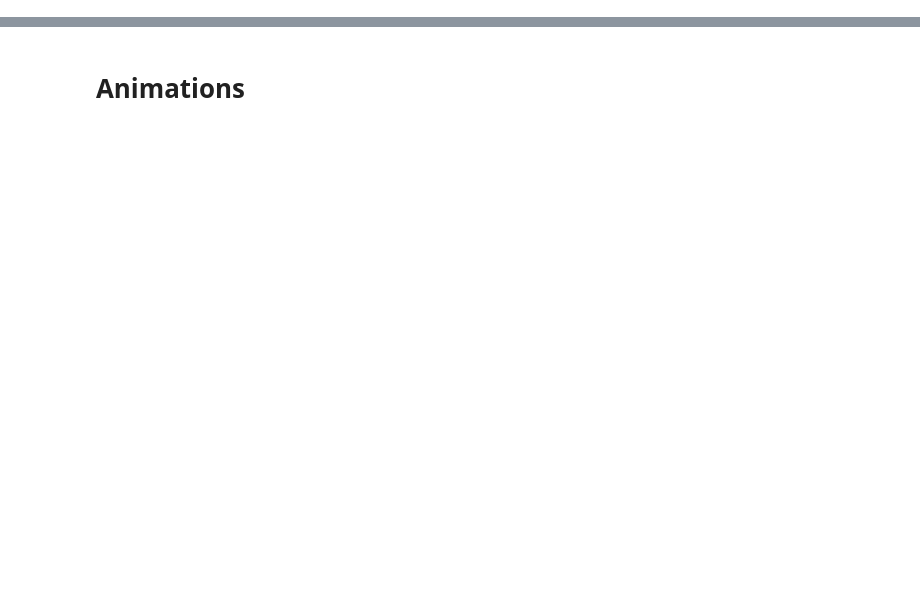
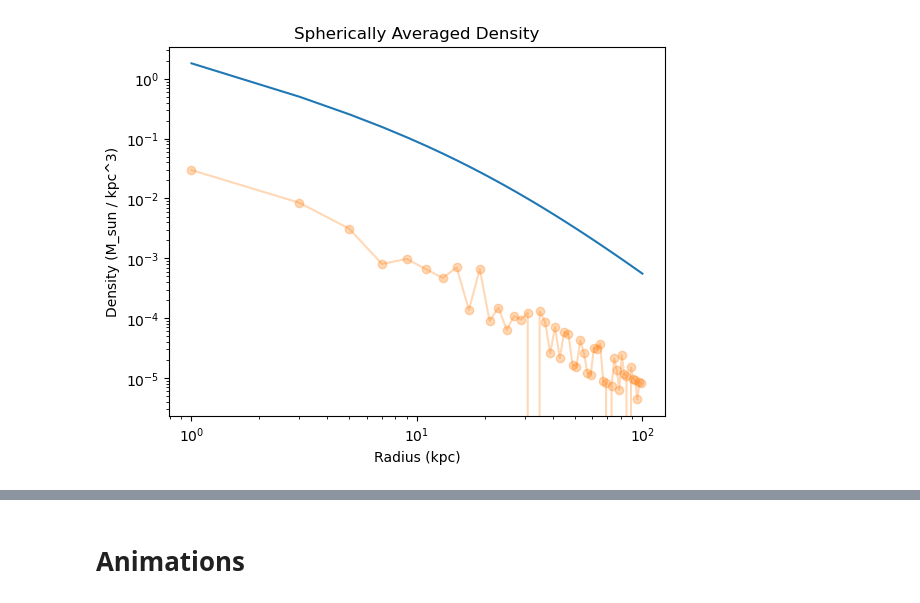
Before and after one commit to AdamSmithOrlik/dark-matter-N-body, a Jupyter notebook: N-body-solver-dev.ipynb, the cells around one changed output, grey strips where cells are left out. Cells and saved outputs as stored; diff of their text form; code cells hidden in the pictures; blank space fills up the shorter version.

```diff
--- a/N-body-solver-dev.ipynb
+++ b/N-body-solver-dev.ipynb
@@ -143,0 +145,45 @@ plot_particles(particles)
+# %%
+def spherically_averaged_density(particles, r_max, num_bins):
+    """Compute spherically averaged density as a function of radius."""
+    positions = np.array([p.position for p in particles])
+    masses = np.array([p.mass for p in particles])
+
+    # Compute the radial distance for each particle
+    r = np.linalg.norm(positions, axis=1)
+
+    # Define the bin edges and compute the bin volumes
+    bin_edges = np.linspace(0, r_max, num_bins + 1)
+    bin_volumes = 4/3 * np.pi * (bin_edges[1:]**3 - bin_edges[:-1]**3)
+
+    # Compute the density in each bin
+    density = np.zeros(num_bins)
+    for i in range(num_bins):
+        in_bin = (r >= bin_edges[i]) & (r < bin_edges[i+1])
+        density[i] = np.sum(masses[in_bin]) / bin_volumes[i]
+
+    # Compute the bin centers
+    bin_centers = 0.5 * (bin_edges[1:] + bin_edges[:-1])
+
+    return bin_centers, density
+
+def plot_spherically_averaged_density(particles, r_max=10, num_bins=50):
+    """Plot the spherically averaged density as a function of radius."""
+    bin_centers, density = spherically_averaged_density(particles, r_max, num_bins)
+
+    # add nfw density profile
+    r = np.linspace(1, r_max, num_bins)
+    nfw = nfw_density(r)
+    plt.plot(r, nfw, label='NFW Profile')
+    plt.plot(bin_centers, density, 'o-', alpha=0.3)
+    plt.xlabel('Radius (kpc)')
+    plt.ylabel('Density (M_sun / kpc^3)')
+    plt.yscale('log')
+    plt.xscale('log')
+    plt.title('Spherically Averaged Density')
+    plt.show()
+
+# Example usage
+# particles = initialize_particles(1000)
+plot_spherically_averaged_density(particles, r_max=100, num_bins=50)
+# %% [output]
+[figure, added]
```
Also changed, not shown: parts of 20 cells of this notebook, 8 other files.
